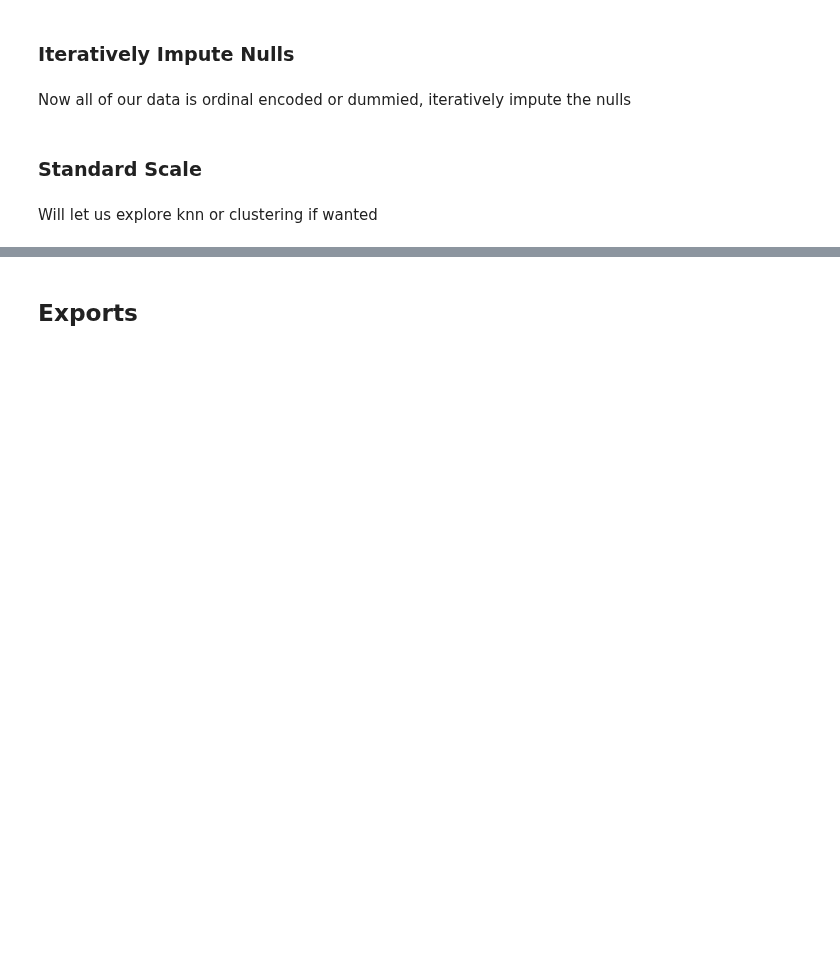
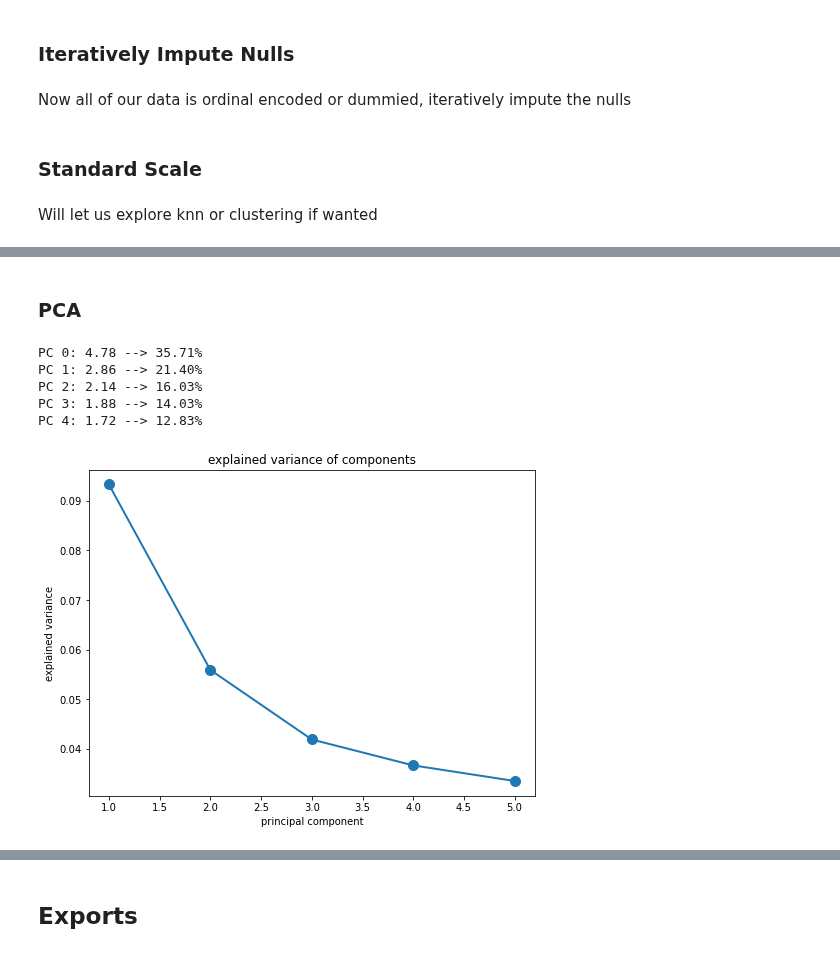
Before and after one commit to sabaiitj/Climate-Change-Survey, a Jupyter notebook: code/02_Preprocessing.ipynb, the cells around one changed output, grey strips where cells are left out. Saved outputs shown, nothing was run; the diff lists cells and outputs as text; code cells hidden in the pictures; blank space fills up the shorter version.

Commit message:
updated processing with PCA after selectkbest

```diff
--- a/code/02_Preprocessing.ipynb
+++ b/code/02_Preprocessing.ipynb
@@ -211,0 +193,4 @@ Index(['cause_recoded_ord', 'sci_consensus_ord', 'harm_personally_ord',
+# %%
+removed_cols = [c for c in X_train_ss.columns if c not in X_train_feat_select.columns]
+X_train_feat_removed = X_train_ss.loc[:,removed_cols]
+X_test_feat_removed = X_test_ss.loc[:,removed_cols]
@@ -211,0 +213,23 @@ Index(['cause_recoded_ord', 'sci_consensus_ord', 'harm_personally_ord',
+# %% [markdown]
+### PCA
+# %%
+pca = PCA(n_components=5).fit(X_train_feat_removed)
+# %%
+for i, l in enumerate(pca.explained_variance_[:5]):
+    print('PC {}: {:.2f} --> {:.2f}%'.format(i, l,
+                                             l * 100 / sum(pca.explained_variance_)))
+# %% [output]
+PC 0: 4.78 --> 35.71%
+PC 1: 2.86 --> 21.40%
+PC 2: 2.14 --> 16.03%
+PC 3: 1.88 --> 14.03%
+PC 4: 1.72 --> 12.83%
+# %%
+fig, ax = plt.subplots(figsize=(8,6))
+ax.plot(range(1,6), pca.explained_variance_ratio_[:5], lw=2)
+ax.scatter(range(1, 6), pca.explained_variance_ratio_[:5], s=100)
+ax.set_title('explained variance of components')
+ax.set_xlabel('principal component')
+ax.set_ylabel('explained variance');
+# %% [output]
+[figure, added]
```
Also changed, not shown: parts of 23 cells of this notebook, 6 other files.
